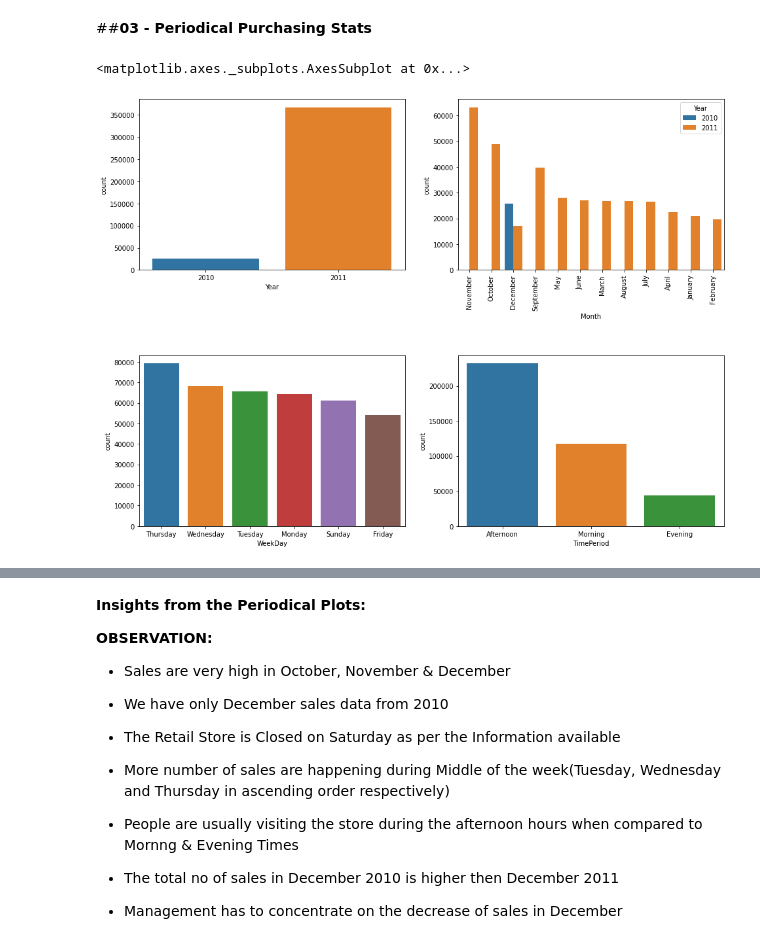
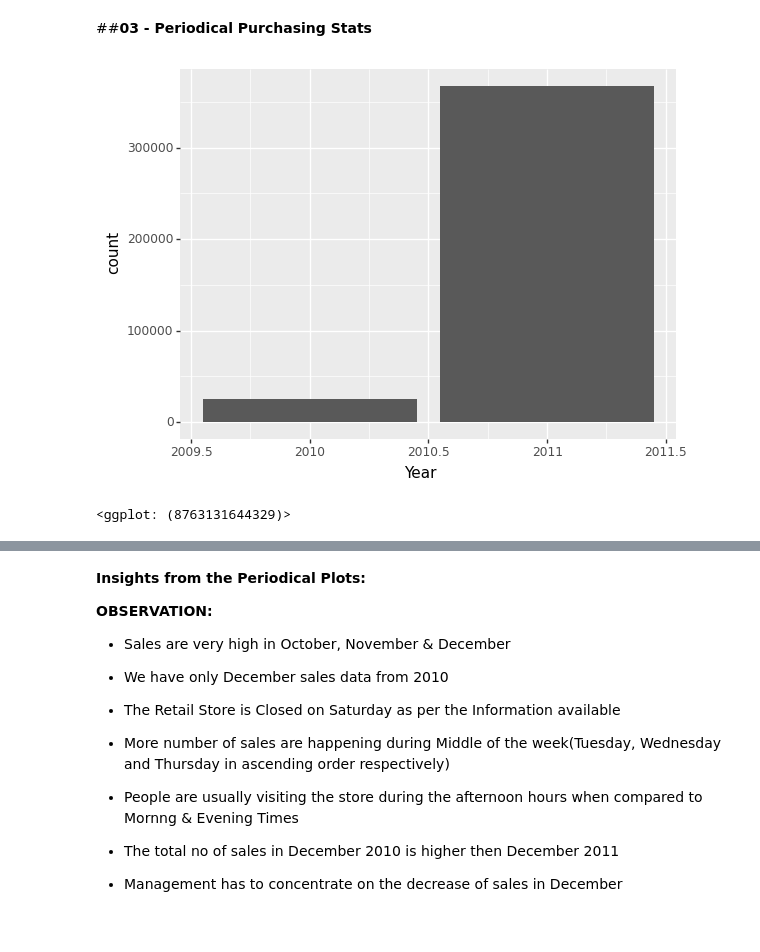
Before and after one commit to humant01/Customer-Segmentation, a Jupyter notebook: Online_Retail_Customer_Segmentation_Capstone_Project.ipynb, the cells around one changed output, grey strips where cells are left out. Cells and saved outputs as stored; diff of their text form; code cells hidden in the pictures.

```diff
--- a/Online_Retail_Customer_Segmentation_Capstone_Project.ipynb
+++ b/Online_Retail_Customer_Segmentation_Capstone_Project.ipynb
@@ -470,19 +470,3 @@ for p in ax.patches:
 * Every penny recieved from the customer is an achievement and the hardwork of the company.
 # %% [markdown]
 ##**03 - Periodical Purchasing Stats**
-# %%
-#plotting graph of periodical purchasing
-plt.figure(figsize=(16,12))
-plt.subplots_adjust(hspace=0.5)
-plt.subplot(221)
-sns.countplot(customerDF['Year'])
-plt.subplot(222)
-plt.xticks(rotation=90)
-sns.countplot(customerDF['Month'], order=customerDF['Month'].value_counts().index, hue=customerDF['Year'])
-plt.subplot(223)
-sns.countplot(customerDF['WeekDay'], order=customerDF['WeekDay'].value_counts().index)
-plt.subplot(224)
-sns.countplot(customerDF['TimePeriod'], order=customerDF['TimePeriod'].value_counts().index)
-# %% [output]
-<matplotlib.axes._subplots.AxesSubplot at 0x...>
-[figure, removed]
@@ -488,0 +476,6 @@ sns.countplot(customerDF['TimePeriod'], order=customerDF['TimePeriod'].value_cou
+# %%
+#plotting graph
+ggplot(customerDF)+ aes("Year",fill="Year")+geom_bar()
+# %% [output]
+[figure, added]
+<ggplot: (8763131644329)>
```
Also changed, not shown: parts of 13 cells of this notebook.
